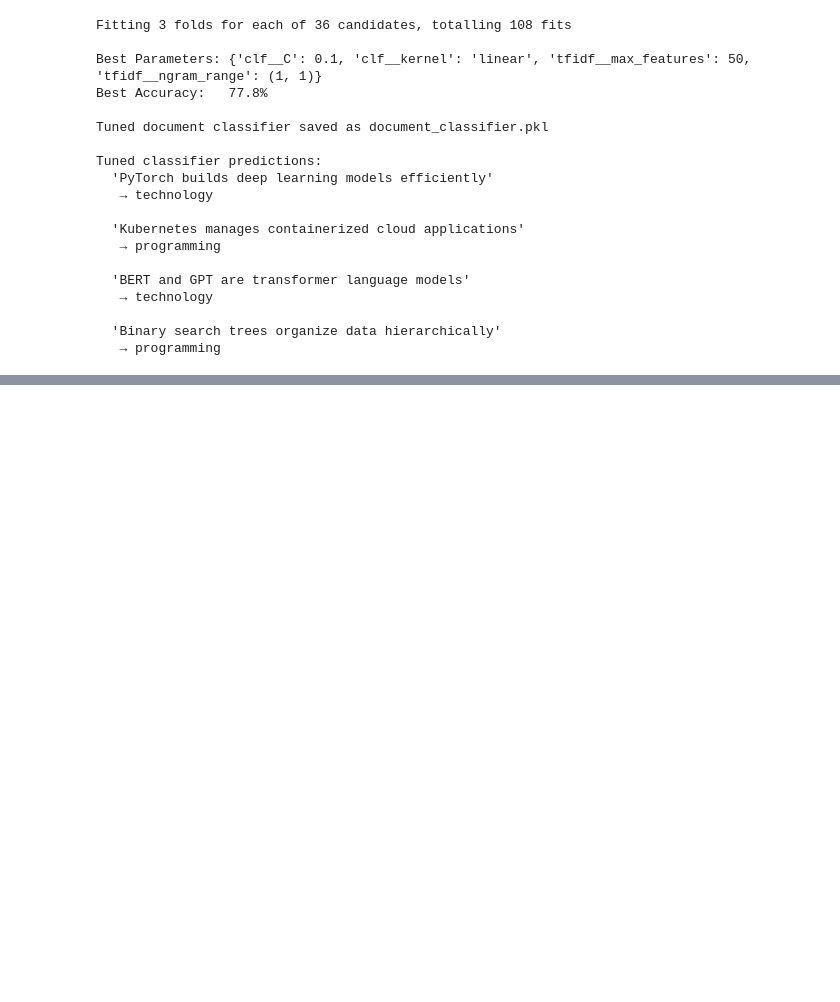
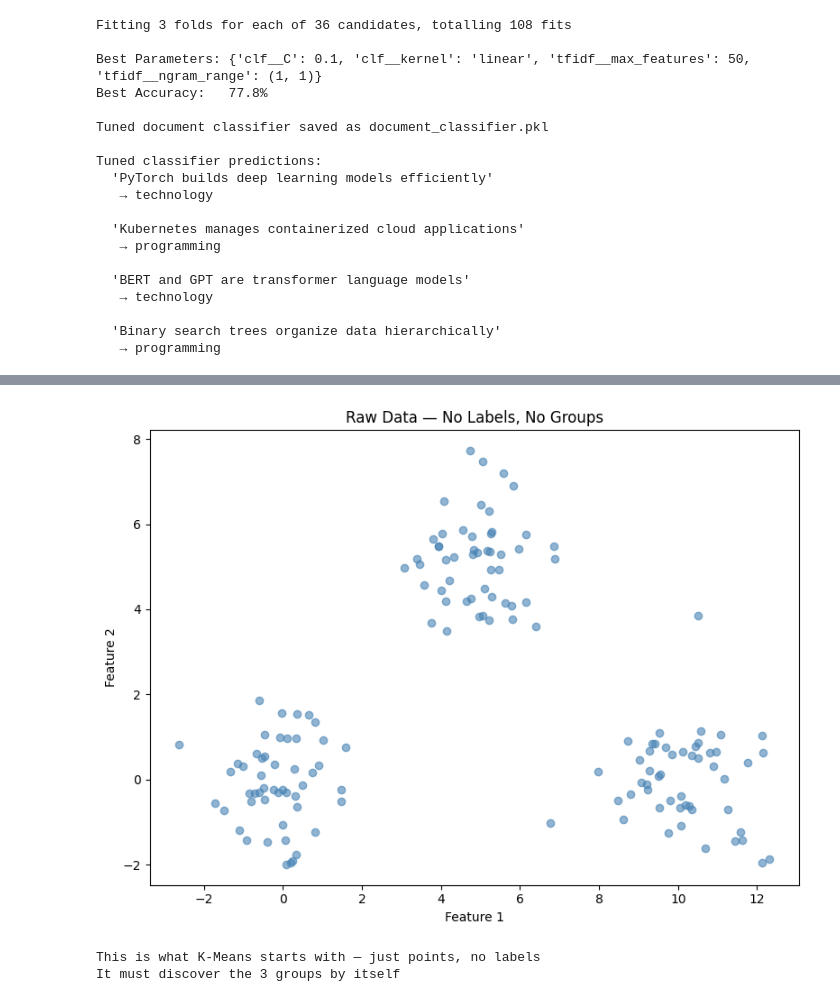
Before and after one commit to vartikabhawsar/ai-document-assistant, a Jupyter notebook: week2.ipynb, the cells around one changed output, grey strips where cells are left out. Saved outputs shown, nothing was run; the diff lists cells and outputs as text; code cells hidden in the pictures; blank space fills up the shorter version.

Commit message:
Day 12 - K-Means clustering, elbow method, silhouette score, document clustering

```diff
--- a/week2.ipynb
+++ b/week2.ipynb
@@ -1389,0 +1426,38 @@ Tuned classifier predictions:
+# %%
+import numpy as np
+import matplotlib.pyplot as plt
+
+# Before using sklearn understand HOW K-Means works
+# The algorithm is surprisingly simple
+
+# Step 1: Choose K — how many clusters you want
+# Step 2: Randomly place K centroids (cluster centers)
+# Step 3: Assign each point to nearest centroid
+# Step 4: Move each centroid to the mean of its assigned points
+# Step 5: Repeat steps 3-4 until centroids stop moving
+
+# Let's simulate this visually with fake 2D data
+np.random.seed(42)
+
+# Create 3 natural clusters of points
+cluster1 = np.random.randn(50, 2) + np.array([0, 0])
+cluster2 = np.random.randn(50, 2) + np.array([5, 5])
+cluster3 = np.random.randn(50, 2) + np.array([10, 0])
+
+data = np.vstack([cluster1, cluster2, cluster3])
+
+# Plot the raw data — no labels, just points
+plt.figure(figsize=(8, 6))
+plt.scatter(data[:, 0], data[:, 1], alpha=0.6, color="steelblue")
+plt.title("Raw Data — No Labels, No Groups")
+plt.xlabel("Feature 1")
+plt.ylabel("Feature 2")
+plt.tight_layout()
+plt.show()
+
+print("This is what K-Means starts with — just points, no labels")
+print("It must discover the 3 groups by itself")
+# %% [output]
+[figure, added]
+This is what K-Means starts with — just points, no labels
+It must discover the 3 groups by itself
```
Also changed, not shown: parts of 5 cells of this notebook.
